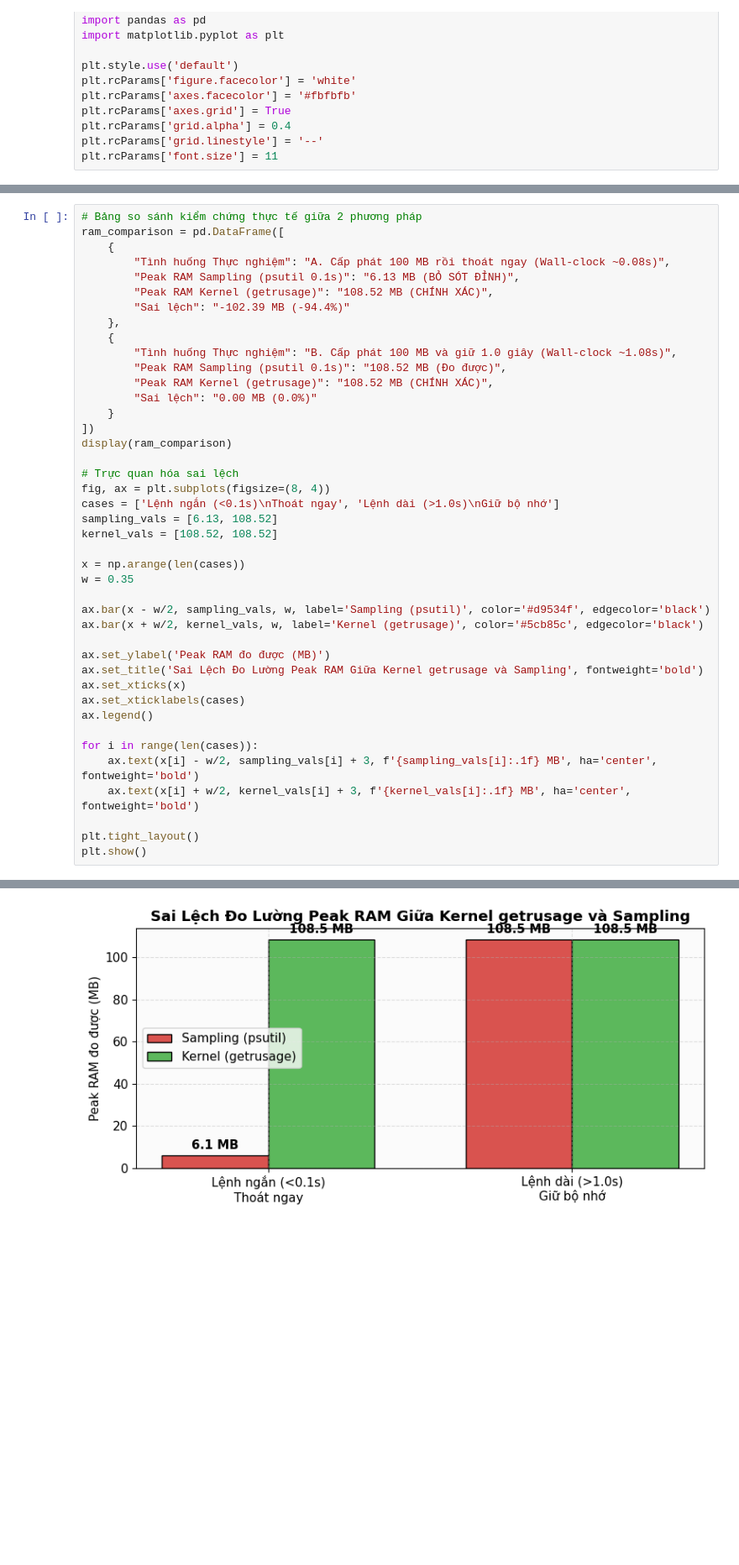
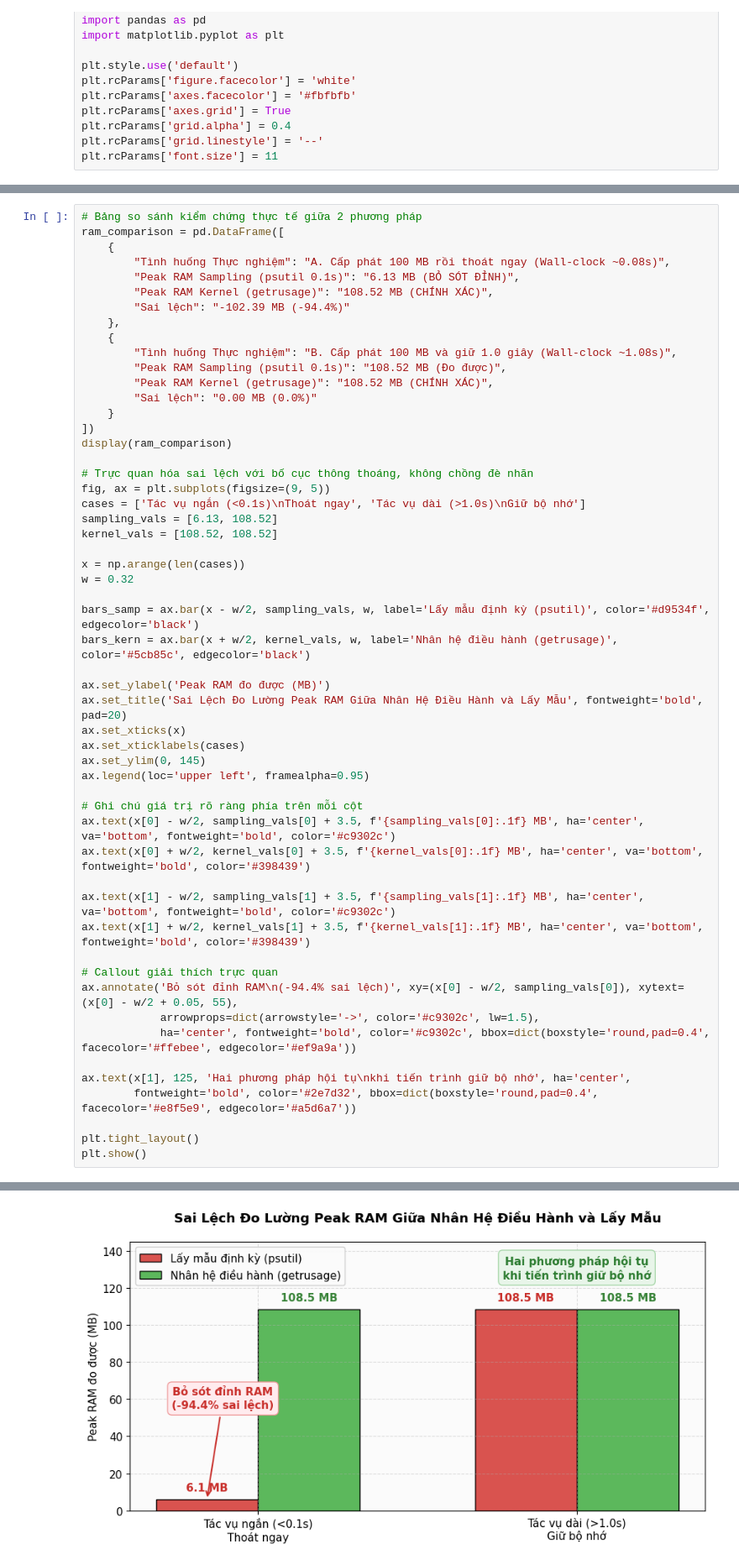
Before and after one commit to CattoMeowz/introds-arxiv-book, a Jupyter notebook: milestone1/03-performance.ipynb, the cells around one changed output, grey strips where cells are left out. Shown at 84% size. Cells and saved outputs as stored; diff of their text form; blank space fills up the shorter version.

Commit message:
docs: standardize Vietnamese headings, remove icons, fix latex/chart overlaps, integrate Duy references report

```diff
--- a/milestone1/03-performance.ipynb
+++ b/milestone1/03-performance.ipynb
@@ -47,44 +49,56 @@ ram_comparison = pd.DataFrame([
         "Peak RAM Sampling (psutil 0.1s)": "6.13 MB (BỎ SÓT ĐỈNH)",
         "Peak RAM Kernel (getrusage)": "108.52 MB (CHÍNH XÁC)",
         "Sai lệch": "-102.39 MB (-94.4%)"
     },
     {
         "Tình huống Thực nghiệm": "B. Cấp phát 100 MB và giữ 1.0 giây (Wall-clock ~1.08s)",
         "Peak RAM Sampling (psutil 0.1s)": "108.52 MB (Đo được)",
         "Peak RAM Kernel (getrusage)": "108.52 MB (CHÍNH XÁC)",
         "Sai lệch": "0.00 MB (0.0%)"
     }
 ])
 display(ram_comparison)
 
-# Trực quan hóa sai lệch
-fig, ax = plt.subplots(figsize=(8, 4))
-cases = ['Lệnh ngắn (<0.1s)\nThoát ngay', 'Lệnh dài (>1.0s)\nGiữ bộ nhớ']
+# Trực quan hóa sai lệch với bố cục thông thoáng, không chồng đè nhãn
+fig, ax = plt.subplots(figsize=(9, 5))
+cases = ['Tác vụ ngắn (<0.1s)\nThoát ngay', 'Tác vụ dài (>1.0s)\nGiữ bộ nhớ']
 sampling_vals = [6.13, 108.52]
 kernel_vals = [108.52, 108.52]
 
 x = np.arange(len(cases))
-w = 0.35
+w = 0.32
 
-ax.bar(x - w/2, sampling_vals, w, label='Sampling (psutil)', color='#d9534f', edgecolor='black')
-ax.bar(x + w/2, kernel_vals, w, label='Kernel (getrusage)', color='#5cb85c', edgecolor='black')
+bars_samp = ax.bar(x - w/2, sampling_vals, w, label='Lấy mẫu định kỳ (psutil)', color='#d9534f', edgecolor='black')
+bars_kern = ax.bar(x + w/2, kernel_vals, w, label='Nhân hệ điều hành (getrusage)', color='#5cb85c', edgecolor='black')
 
 ax.set_ylabel('Peak RAM đo được (MB)')
-ax.set_title('Sai Lệch Đo Lường Peak RAM Giữa Kernel getrusage và Sampling', fontweight='bold')
+ax.set_title('Sai Lệch Đo Lường Peak RAM Giữa Nhân Hệ Điều Hành và Lấy Mẫu', fontweight='bold', pad=20)
 ax.set_xticks(x)
 ax.set_xticklabels(cases)
-ax.legend()
+ax.set_ylim(0, 145)
+ax.legend(loc='upper left', framealpha=0.95)
 
-for i in range(len(cases)):
-    ax.text(x[i] - w/2, sampling_vals[i] + 3, f'{sampling_vals[i]:.1f} MB', ha='center', fontweight='bold')
-    ax.text(x[i] + w/2, kernel_vals[i] + 3, f'{kernel_vals[i]:.1f} MB', ha='center', fontweight='bold')
+# Ghi chú giá trị rõ ràng phía trên mỗi cột
+ax.text(x[0] - w/2, sampling_vals[0] + 3.5, f'{sampling_vals[0]:.1f} MB', ha='center', va='bottom', fontweight='bold', color='#c9302c')
+ax.text(x[0] + w/2, kernel_vals[0] + 3.5, f'{kernel_vals[0]:.1f} MB', ha='center', va='bottom', fontweight='bold', color='#398439')
+
+ax.text(x[1] - w/2, sampling_vals[1] + 3.5, f'{sampling_vals[1]:.1f} MB', ha='center', va='bottom', fontweight='bold', color='#c9302c')
+ax.text(x[1] + w/2, kernel_vals[1] + 3.5, f'{kernel_vals[1]:.1f} MB', ha='center', va='bottom', fontweight='bold', color='#398439')
+
+# Callout giải thích trực quan
+ax.annotate('Bỏ sót đỉnh RAM\n(-94.4% sai lệch)', xy=(x[0] - w/2, sampling_vals[0]), xytext=(x[0] - w/2 + 0.05, 55),
+            arrowprops=dict(arrowstyle='->', color='#c9302c', lw=1.5),
+            ha='center', fontweight='bold', color='#c9302c', bbox=dict(boxstyle='round,pad=0.4', facecolor='#ffebee', edgecolor='#ef9a9a'))
+
+ax.text(x[1], 125, 'Hai phương pháp hội tụ\nkhi tiến trình giữ bộ nhớ', ha='center',
+        fontweight='bold', color='#2e7d32', bbox=dict(boxstyle='round,pad=0.4', facecolor='#e8f5e9', edgecolor='#a5d6a7'))
 
 plt.tight_layout()
 plt.show()
 # %% [output]
 |  | Tình huống Thực nghiệm | Peak RAM Sampling (psutil 0.1s) | Peak RAM Kernel (getrusage) | Sai lệch |
 | 0 | A. Cấp phát 100 MB rồi thoát ngay... | 6.13 MB (BỎ SÓT ĐỈNH) | 108.52 MB (CHÍNH XÁC) | -102.39 MB (-94.4%) |
 | 1 | B. Cấp phát 100 MB và giữ 1.0 giâ... | 108.52 MB (Đo được) | 108.52 MB (CHÍNH XÁC) | 0.00 MB (0.0%) |
-[figure, old version]
+[figure, new version]
 # %% [markdown]
 ### 1.2. Giải pháp tích hợp chuẩn trong `src/benchmark.py` (v1.1.0)
```
Also changed, not shown: parts of 12 cells of this notebook, 6 other files.
